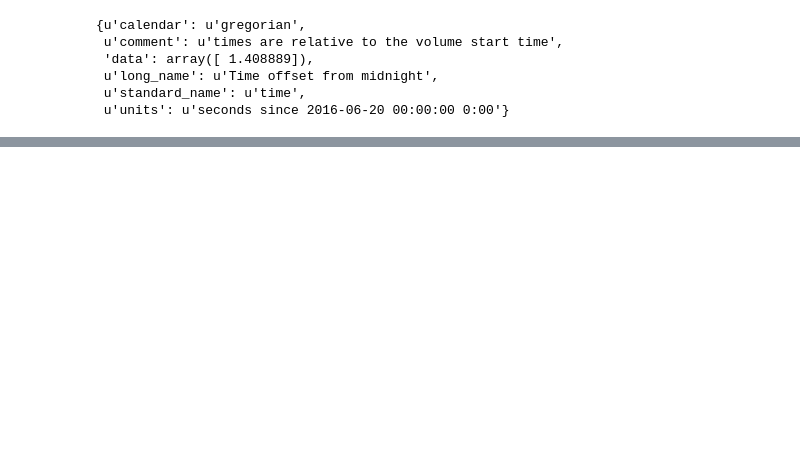
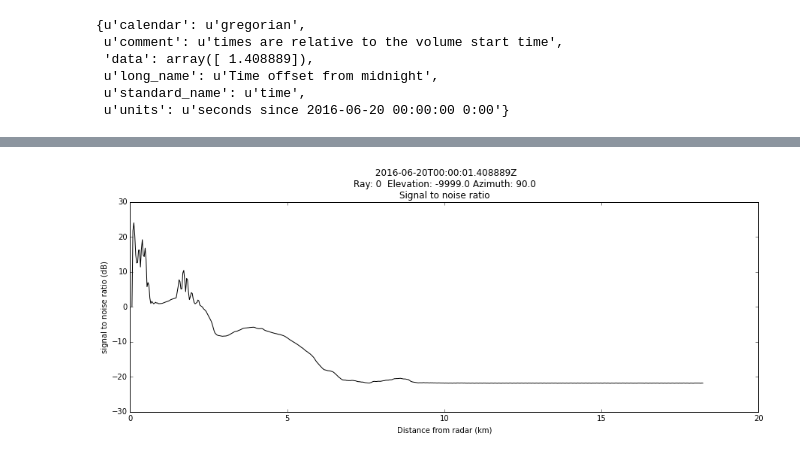
Before and after one commit to EVS-ATMOS/ARM-Alaska, a Jupyter notebook: notebooks/Test code and save file.ipynb, the cells around one changed output, grey strips where cells are left out. Saved outputs shown, nothing was run; the diff lists cells and outputs as text; code cells hidden in the pictures; blank space fills up the shorter version.

```diff
--- a/notebooks/Test code and save file.ipynb
+++ b/notebooks/Test code and save file.ipynb
@@ -242,0 +306,6 @@ out_radar.pyattime
+# %%
+myfig = plt.figure(figsize = [15,5])
+myd=pyart.graph.RadarDisplay(out_radar)
+myd.plot_ray('daily_mean_snr',0)
+# %% [output]
+[figure, added]
```
Also changed, not shown: parts of 12 cells of this notebook.
